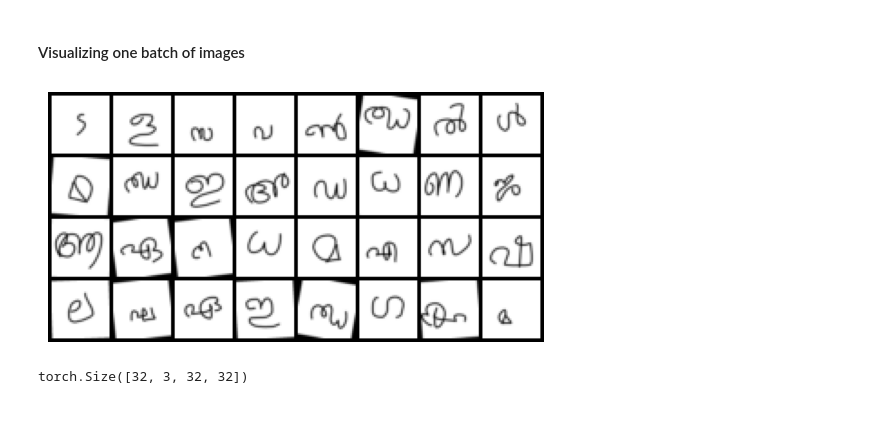
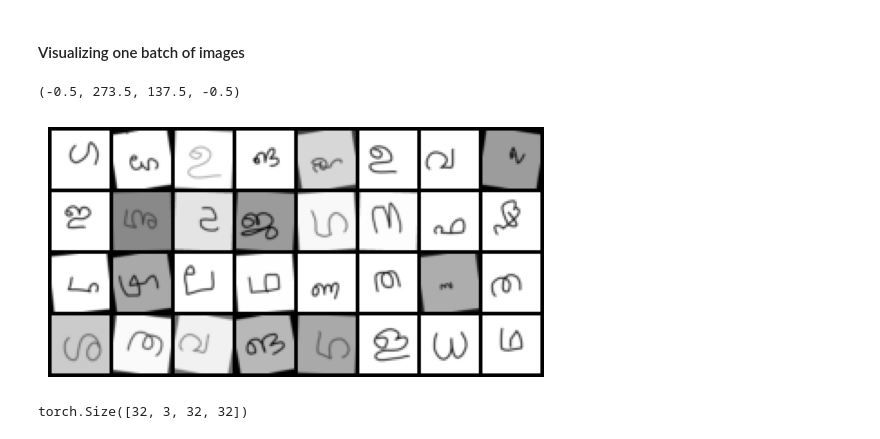
Before and after one commit to MarcGeorgeML/malayalam-mnist, a Jupyter notebook: model.ipynb, the cells around one changed output. Cells and saved outputs as stored; diff of their text form; code cells hidden in the pictures.

```diff
--- a/model.ipynb
+++ b/model.ipynb
@@ -97,7 +97,7 @@ Image size: (300, 300)
 Pixel range: 0 to 255
 # %%
 # Load a single image from your dataset
-image_path = "data/character_3367/1.png"  # Adjust this path based on your dataset
+image_path = "data\ഛ\\2.png"  # Adjust this path based on your dataset
 image = Image.open(image_path)
 
 # Convert the image to a numpy array
@@ -234,7 +254,12 @@ def load_data(data_augmentation=False):
     transform_augmented = transforms.Compose([
         transforms.RandomHorizontalFlip(),
         transforms.RandomRotation(10),
-        #transforms.RandomCrop(32, padding=4),
+        transforms.ColorJitter(
+        brightness=0.5,  # Randomly change brightness
+        contrast=0.5,   # Randomly change contrast
+        saturation=0.5, # Randomly change saturation
+        hue=0.1         # Randomly change hue
+    ),
         transforms.Resize((32, 32)),
         transforms.ToTensor()
     ])
@@ -300,21 +325,22 @@ Mean Pixel Value: 0.9856579303741455
 # %%
 # Create a grid of images
 img_grid = torchvision.utils.make_grid(images, nrow=8)  # 8 images per row
 
 # Convert the grid to a NumPy array and transpose the dimensions
 np_grid = img_grid.numpy().clip(0,1)
 
 np_grid = np_grid.transpose((1, 2, 0))
 
 # Display the grid of images
 plt.imshow(np_grid)
 plt.axis('off')  # Hide the axis
 # Add the grid of images to TensorBoard
-tb_writer.add_image("MalHandwriting", img_grid)
-# Close the writer
-tb_writer.close()
+# tb_writer.add_image("MalHandwriting", img_grid)
+# # Close the writer
+# tb_writer.close()
 # %% [output]
+(-0.5, 273.5, 137.5, -0.5)
-[figure, old version]
+[figure, new version]
 # %%
 print(images.shape)
 # %% [output]
```
Also changed, not shown: parts of 32 cells of this notebook, 6 other files.
